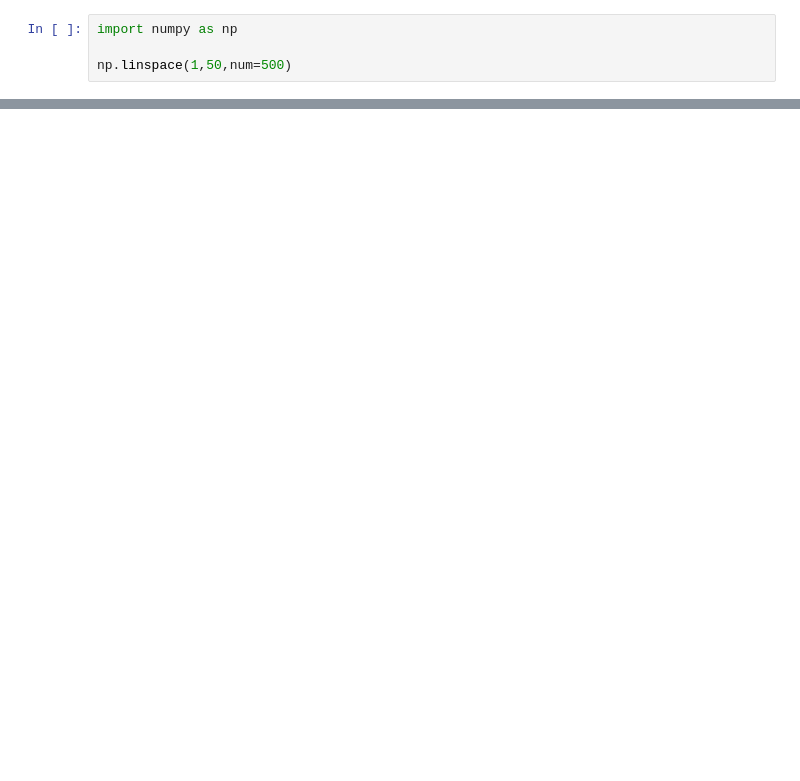
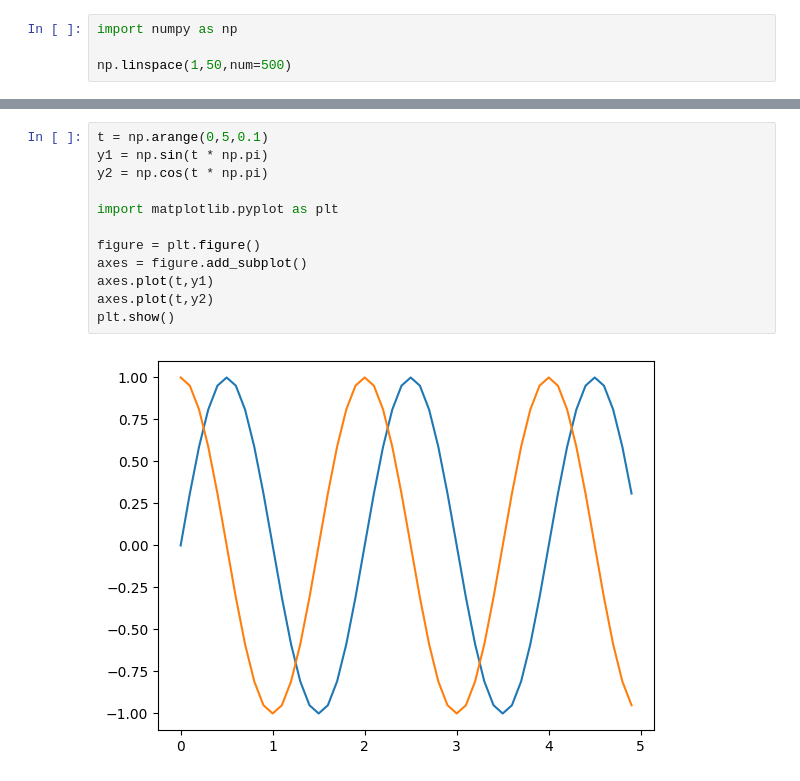
Before and after one commit to roberthsu2003/__2024_07_01_Shilin_python__, a Jupyter notebook: lesson15/lesson15_3.ipynb, the cells around one changed output, grey strips where cells are left out. Cells and saved outputs as stored; diff of their text form; blank space fills up the shorter version.

```diff
--- a/lesson15/lesson15_3.ipynb
+++ b/lesson15/lesson15_3.ipynb
@@ -25,0 +8,14 @@ array([[ 51,  63,  52,  78,  63],
+# %%
+t = np.arange(0,5,0.1)
+y1 = np.sin(t * np.pi)
+y2 = np.cos(t * np.pi)
+
+import matplotlib.pyplot as plt
+
+figure = plt.figure()
+axes = figure.add_subplot()
+axes.plot(t,y1)
+axes.plot(t,y2)
+plt.show()
+# %% [output]
+[figure, added]
```
Also changed, not shown: parts of 1 cell of this notebook.
